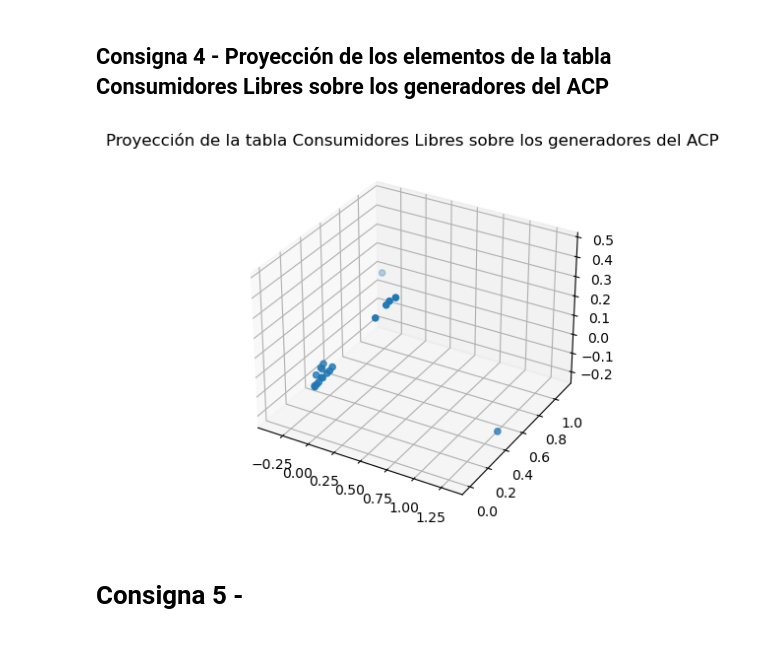
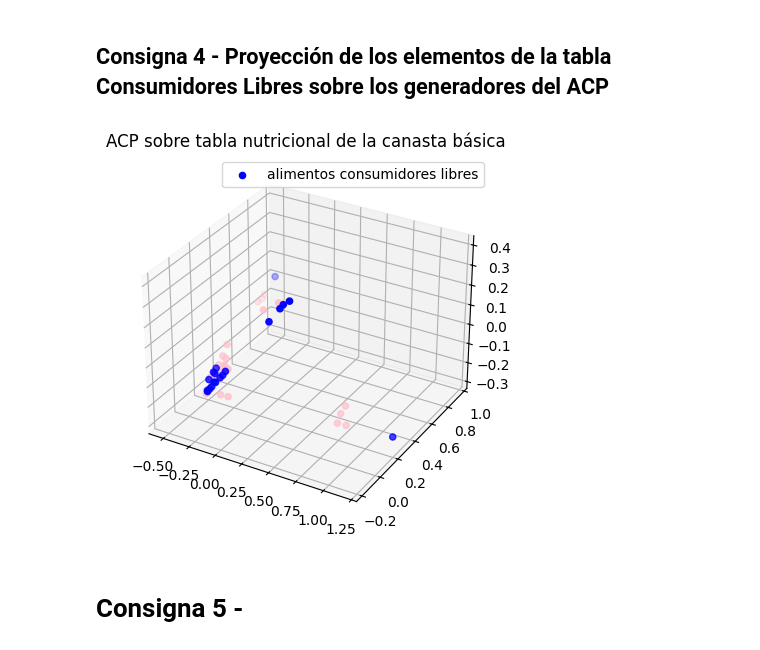
Before and after one commit to r3ch1rd/TP2alc, a Jupyter notebook: TP2alc.ipynb, the cells around one changed output. Drawn from its saved outputs; the diff is of its cells as text; code cells hidden in the pictures.

```diff
--- a/TP2alc.ipynb
+++ b/TP2alc.ipynb
@@ -171,41 +142,51 @@ alim_cl[1] = "Arroz"
 alim_cl[2] = "Azucar"
 alim_cl[3] = "Fideos secos"
 alim_cl[4] = "Harina trigo"
-alim_cl[5] = "Huevo" #En el precio hace referencia a la docena y en la tabla nutricional a los 16 huevos, tener en cuenta
+alim_cl[5] = "Huevo" #En el precio hace referencia a la docena y en la tabla nutricional a los 16 huevos, para pensar
 alim_cl[6] = "Pan Frances"
 alim_cl[7] = "Leche fluida entera"
 alim_cl[8] = "Yerba"
 alim_cl[9] = "Zanahoria"
 alim_cl[10] = "Berenjena" #No hay berenjena en la tabla nutricional ???
 alim_cl[11] = "Tomate"
 alim_cl[12] = "Cebolla"
 alim_cl[13] = "Papa"
 alim_cl[14] = "Acelga"
 alim_cl[15] = "Naranja"
 alim_cl[16] = "Manzana"
 alim_cl[17] = "Bola de Lomo"
 alim_cl[18] = "Asado"
 alim_cl[19] = "Paleta"
 alim_cl[20] = "Carne picada"
 
-consumidores_libres.iloc[:,0] = alim_cl
 
 #DataFrame con los datos nutricionales de los elementos de la tabla consumidores_libres
-consum_libres = tn0.loc[tn0['Alimento'].isin(alim_cl)]
+cl = tn0.loc[tn0['Alimento'].isin(alim_cl)]
+tnResto = tn0.loc[~tn0['Alimento'].isin(alim_cl)]
 
 #Matriz del DataFrame
-cl = consum_libres.values[:,2:]
+clCentrado = cl.iloc[:,2:]
 
-proyec = np.dot(cl,V_reducido.T)
+for i in range(clCentrado.shape[1]):
+    clCentrado[clCentrado.columns[i]] = clCentrado[clCentrado.columns[i]] - tnMedias[i]
+
+tnRestoCentrado = tnResto.iloc[:,2:]
+for i in range(tnRestoCentrado.shape[1]):
+    tnRestoCentrado[tnRestoCentrado.columns[i]] = tnRestoCentrado[tnRestoCentrado.columns[i]] - tnMedias[i]
+
+proyec = np.dot(clCentrado,V_reducido.T)
+tnProyeccionesResto = np.dot(tnRestoCentrado,V_reducido.T)
 
 #Gráfico
 fig = plt.figure()
 ax = fig.add_subplot(projection='3d')
-ax.scatter(proyec[:,0],proyec[:,1],proyec[:,2])
-ax.set_title("Proyección de la tabla Consumidores Libres sobre los generadores del ACP")
+ax.scatter(proyec[:,0],proyec[:,1],proyec[:,2],color = "blue", label = "alimentos consumidores libres")
+ax.scatter(tnProyeccionesResto[:,0],tnProyeccionesResto[:,1],tnProyeccionesResto[:,2], color = "pink")
+ax.set_title("ACP sobre tabla nutricional de la canasta básica")
+ax.legend()
 plt.show()
 # %% [output]
-[figure, old version]
+[figure, new version]
 # %% [markdown]
 # Consigna 5 -
 # %% [markdown]
```
Also changed, not shown: parts of 18 cells of this notebook.
